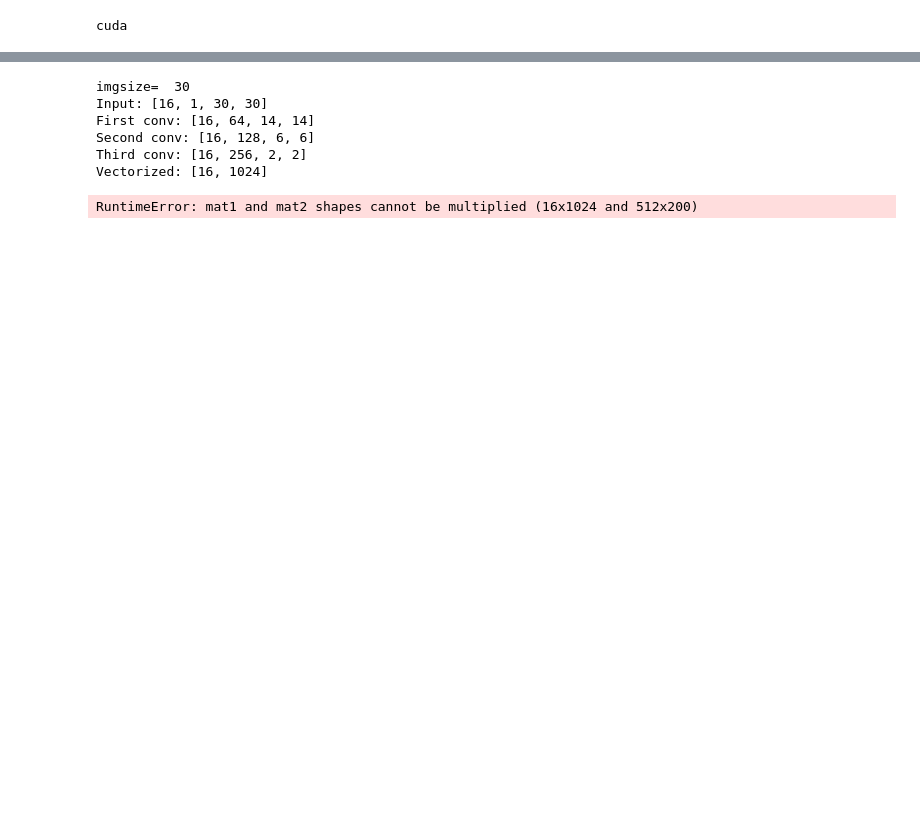
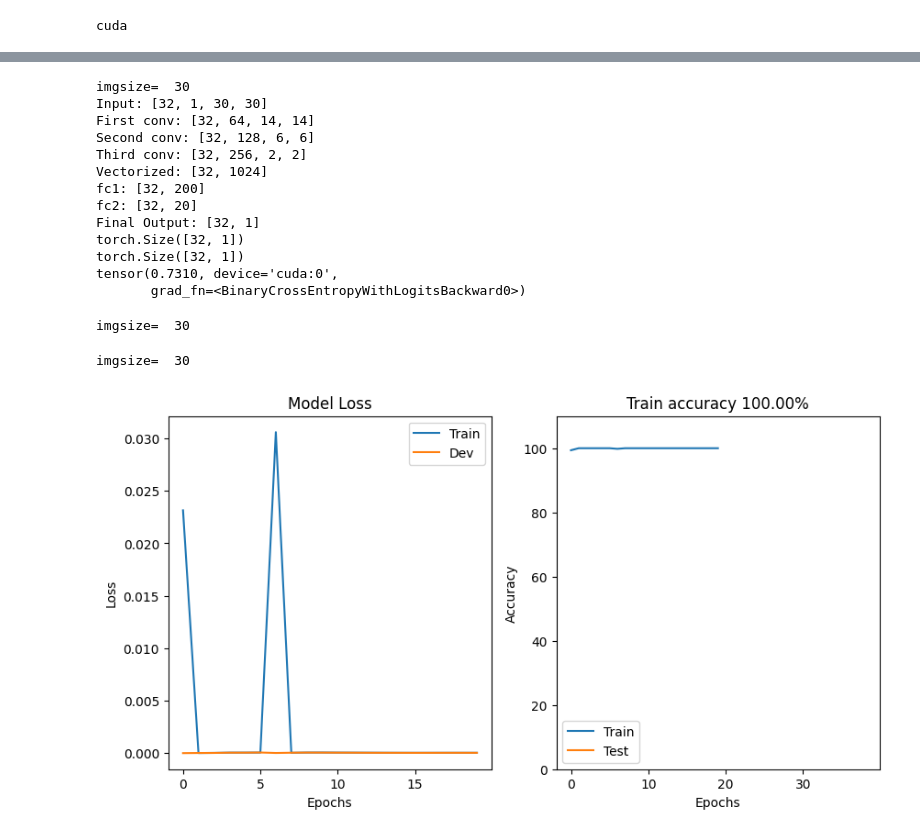
Before and after one commit to elmoghany/DL-CNN-PyTorch-neuroscience-gaussian-perception, a Jupyter notebook: DL-CNN-PyTorch-neuroscience-gaussian-perception.ipynb, the cells around one changed output, grey strips where cells are left out. Cells and saved outputs as stored; diff of their text form; code cells hidden in the pictures; blank space fills up the shorter version.

Commit message:
model & training

```diff
--- a/DL-CNN-PyTorch-neuroscience-gaussian-perception.ipynb
+++ b/DL-CNN-PyTorch-neuroscience-gaussian-perception.ipynb
@@ -112,7 +112,7 @@ train_data = TensorDataset(train_data, train_labels)
 test_data  = TensorDataset(test_data , test_labels)
 # %%
 # Step 4: Translate into dataloader objects
-batchsize    = 16
+batchsize    = 32
 train_loader = DataLoader(train_data, batch_size=batchsize, shuffle=True, drop_last=True)
 test_loader  = DataLoader(test_data,  batch_size=test_data.tensors[0].shape[0])
 # %%
@@ -165,11 +165,11 @@ def createTheNet(printtoggle=False):
 
             ### ------- Linear Layer ------- ###
             # self.fc1 = nn.Linear(flattened_size,200) #1024, 256
-            flattened_size = (outputSize**2) * (outChans*2)
+            flattened_size = (outputSize**2) * (outChans*2*2)
             # print(flattened_size)
             self.fc1 = nn.Linear(int(flattened_size),200) #1024, 256
-            self.fc2 = nn.Linear(200,50)
-            self.fc3 = nn.Linear(50,10)
+            self.fc2 = nn.Linear(200,20)
+            self.fc3 = nn.Linear(20,1)
 
         def forward(self, x):
 
@@ -230,15 +230,22 @@ yHat = net2(X)
 
 #check size of output
 print(yHat.shape)
+print(y.shape)
 
 #compute the loss
-loss = lossfun2(yHat, torch.squeeze(y))
+loss = lossfun2(yHat, y)
 print(loss)
 # %% [output]
 imgsize=  30
-Input: [16, 1, 30, 30]
-First conv: [16, 64, 14, 14]
-Second conv: [16, 128, 6, 6]
-Third conv: [16, 256, 2, 2]
-Vectorized: [16, 1024]
+Input: [32, 1, 30, 30]
+First conv: [32, 64, 14, 14]
+Second conv: [32, 128, 6, 6]
+Third conv: [32, 256, 2, 2]
+Vectorized: [32, 1024]
+fc1: [32, 200]
+fc2: [32, 20]
+Final Output: [32, 1]
+torch.Size([32, 1])
+torch.Size([32, 1])
+tensor(0.7310, device='cuda:0',
+       grad_fn=<BinaryCrossEntropyWithLogitsBackward0>)
-RuntimeError: mat1 and mat2 shapes cannot be multiplied (16x1024 and 512x200)
@@ -245,3 +361,41 @@ RuntimeError: mat1 and mat2 shapes cannot be multiplied (16x1024 and 512x200)
+# %%
+# Test the training code that it has NO ERRORS
+epochs=1
+myModelInstance2, lossfun2, optimizer2 = createTheNet()
+# losses2, trainedModel2 = trainTheModel(myModelInstance2, lossfun, optimizer, epochs)
+# trainAcc2, losses2, trainedModel2 = trainTheModel(myModelInstance2, lossfun, optimizer, epochs)
+trainAcc2, trainLoss2, testAcc2, testLoss2, trainedModel2 = trainTheModel(myModelInstance2, lossfun2, optimizer2, epochs)
+# %% [output]
+imgsize=  30
+# %%
+# Train the Model
+myModelInstance, lossfun, optimizer = createTheNet()
+trainAcc, trainLoss, testAcc, testLoss, trainedModel = trainTheModel(myModelInstance, lossfun, optimizer)
+# trainAcc, losses, trainedModel = trainTheModel(myModelInstance, lossfun, optimizer)
+# trainAcc, testAcc, losses, trainedModel = trainTheModel(myModelInstance, lossfun, optimizer)
+# %% [output]
+imgsize=  30
+# %%
+fig,ax = plt.subplots(1,2,figsize=(10,5))
+
+ax[0].plot(trainLoss, label='Train')
+ax[0].plot(testLoss, label='Dev')
+ax[0].legend()
+ax[0].set_xlabel('Epochs')
+ax[0].set_ylabel('Loss')
+ax[0].set_title('Model Loss')
+
+ax[1].plot(trainAcc, label='Train')
+ax[1].plot(testAcc, label='Test')
+ax[1].legend()
+ax[1].set_xlabel('Epochs')
+ax[1].set_ylabel('Accuracy')
+ax[1].set_title(f'Train accuracy {trainAcc[-1]:.2f}%')
+ax[1].set_ylim([0,110])
+
+plt.show()
+# %% [output]
+[figure, added]
 # %%
 # imgSize = 31
 # nImages = 10000
```
Also changed, not shown: parts of 2 cells of this notebook.
